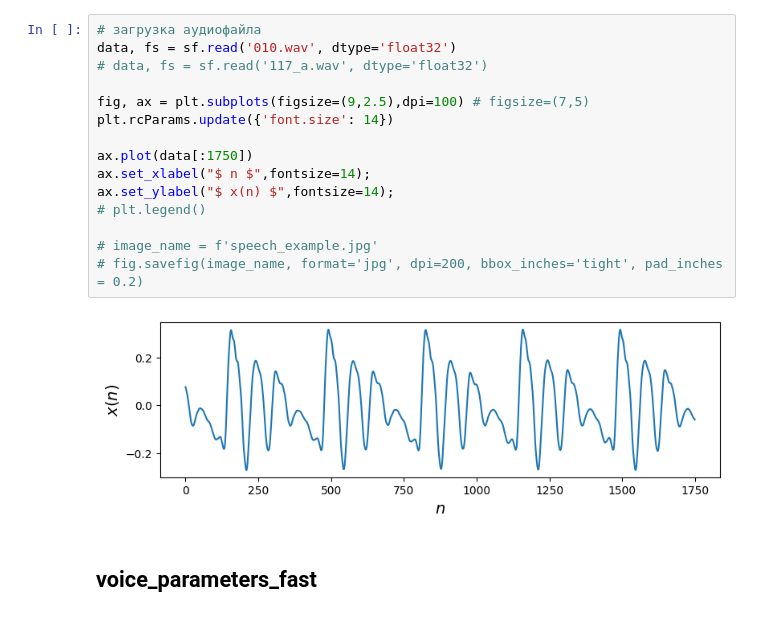
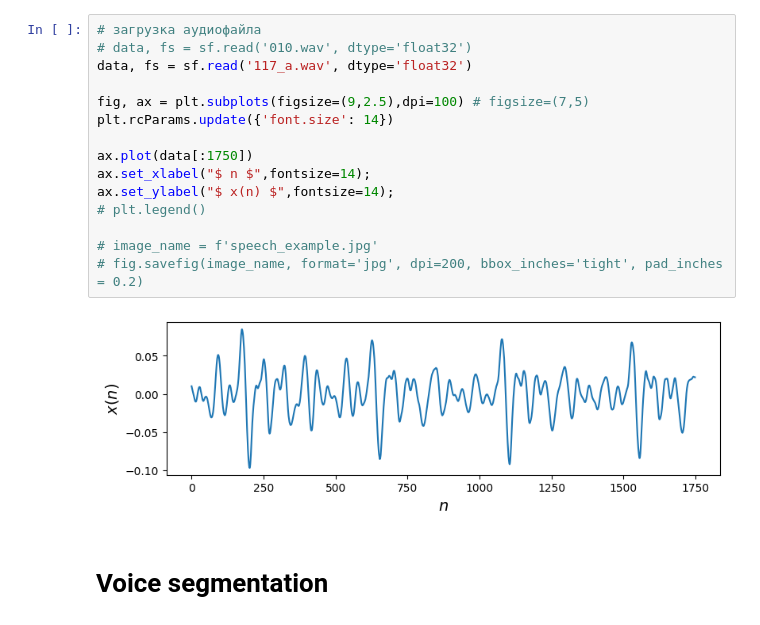
Before and after one commit to VeceluXa/healthyvoice, a Jupyter notebook: app/src/main/python/voice_signal_processing.ipynb, the cells around one changed output. Cells and saved outputs as stored; diff of their text form.

```diff
--- a/app/src/main/python/voice_signal_processing.ipynb
+++ b/app/src/main/python/voice_signal_processing.ipynb
@@ -23,19 +8,19 @@ def toc():
 # %%
 # загрузка аудиофайла
-data, fs = sf.read('010.wav', dtype='float32')
-# data, fs = sf.read('117_a.wav', dtype='float32')
+# data, fs = sf.read('010.wav', dtype='float32')
+data, fs = sf.read('117_a.wav', dtype='float32')
 
 fig, ax = plt.subplots(figsize=(9,2.5),dpi=100) # figsize=(7,5)
 plt.rcParams.update({'font.size': 14})
 
 ax.plot(data[:1750])
 ax.set_xlabel("$ n $",fontsize=14);
 ax.set_ylabel("$ x(n) $",fontsize=14);
 # plt.legend()
 
 # image_name = f'speech_example.jpg'
 # fig.savefig(image_name, format='jpg', dpi=200, bbox_inches='tight', pad_inches = 0.2)
 # %% [output]
-[figure, old version]
+[figure, new version]
-# %% [markdown]
-## voice_parameters_fast
+# %% [markdown]
+# Voice segmentation
```
Also changed, not shown: parts of 21 cells of this notebook, 2 other files.
